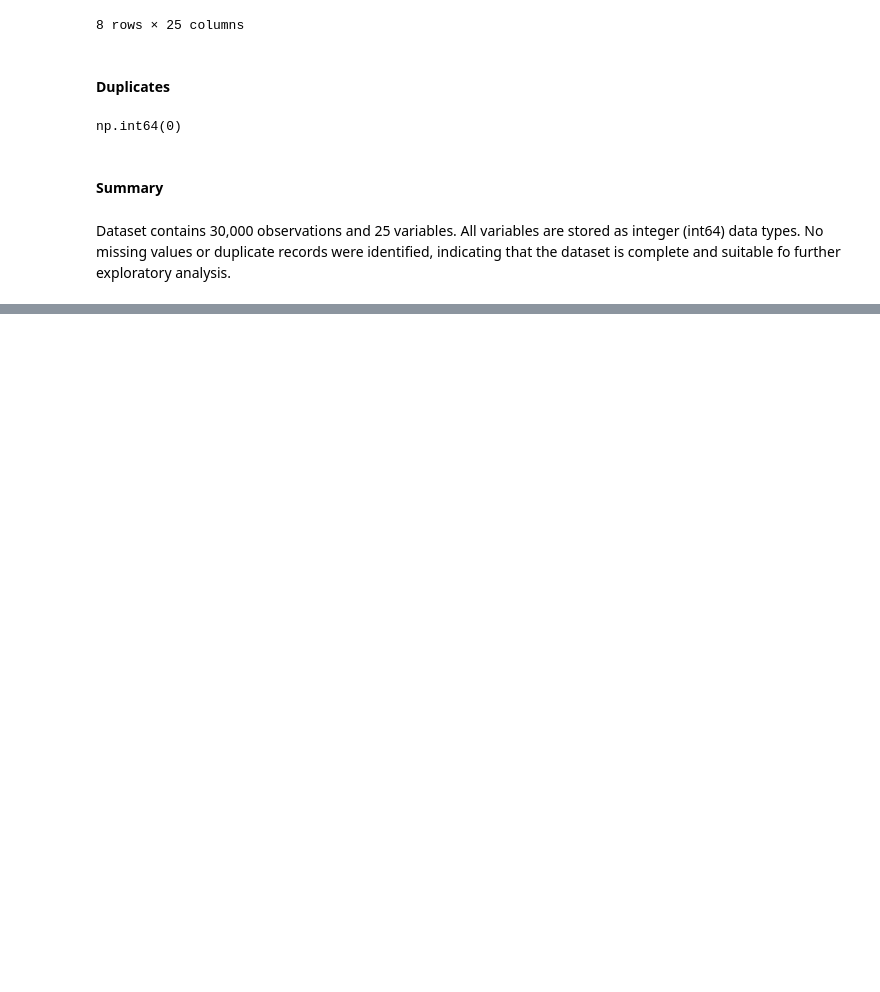
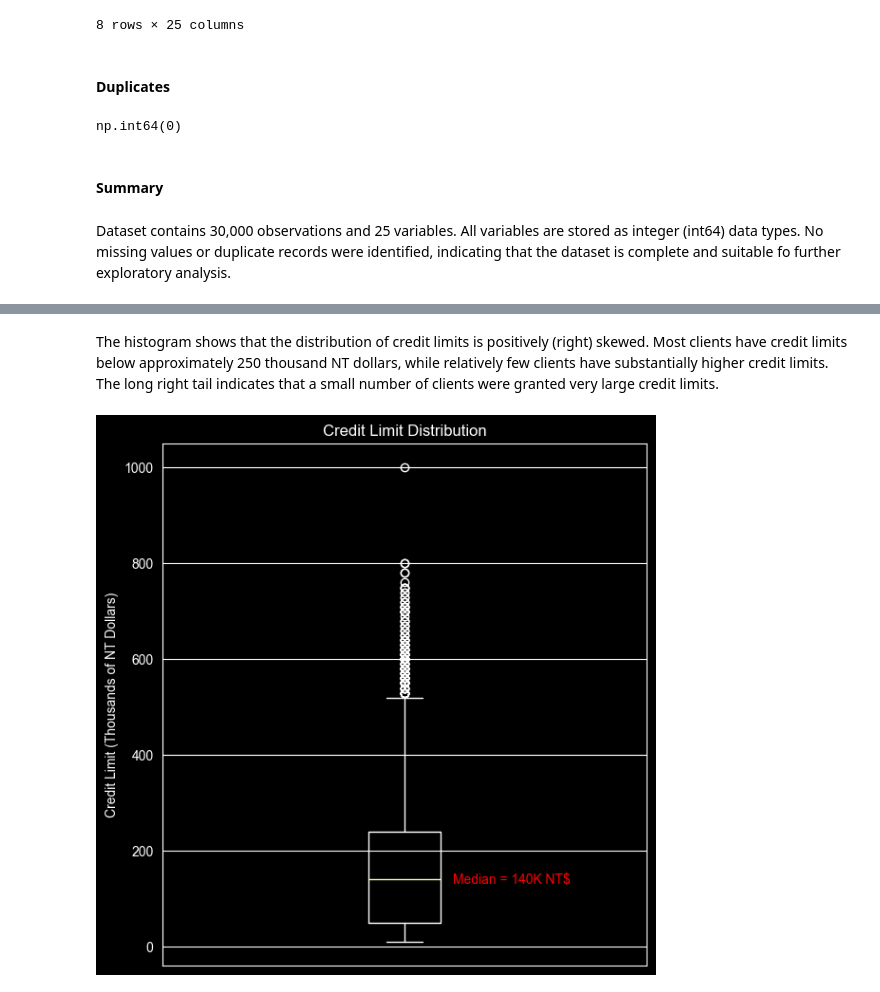
Before and after one commit to dvsdevious/credit-default-logistic-regression, a Jupyter notebook: notebooks/01_eda.ipynb, the cells around one changed output, grey strips where cells are left out. Drawn from its saved outputs; the diff is of its cells as text; code cells hidden in the pictures; blank space fills up the shorter version.

```diff
--- a/notebooks/01_eda.ipynb
+++ b/notebooks/01_eda.ipynb
@@ -74,0 +132,26 @@ Dataset contains 30,000 observations and 25 variables. All variables are stored
+# %% [markdown]
+The histogram shows that the distribution of credit limits is positively (right) skewed. Most clients have credit limits below approximately 250 thousand NT dollars, while relatively few clients have substantially higher credit limits. The long right tail indicates that a small number of clients were granted very large credit limits.
+# %%
+plt.figure(figsize=(6, 6))
+
+plt.boxplot(df['LIMIT_BAL'] / 1000)
+
+plt.title('Credit Limit Distribution')
+plt.ylabel('Credit Limit (Thousands of NT Dollars)')
+plt.xticks([])
+
+median = df['LIMIT_BAL'].median() / 1000
+
+plt.text(
+    1.10,
+    median,
+    f'Median = {median:.0f}K NT$',
+    color='red',
+    fontsize=10,
+    va='center'
+)
+
+plt.tight_layout()
+plt.show()
+# %% [output]
+[figure, added]
```
Also changed, not shown: parts of 36 cells of this notebook.
